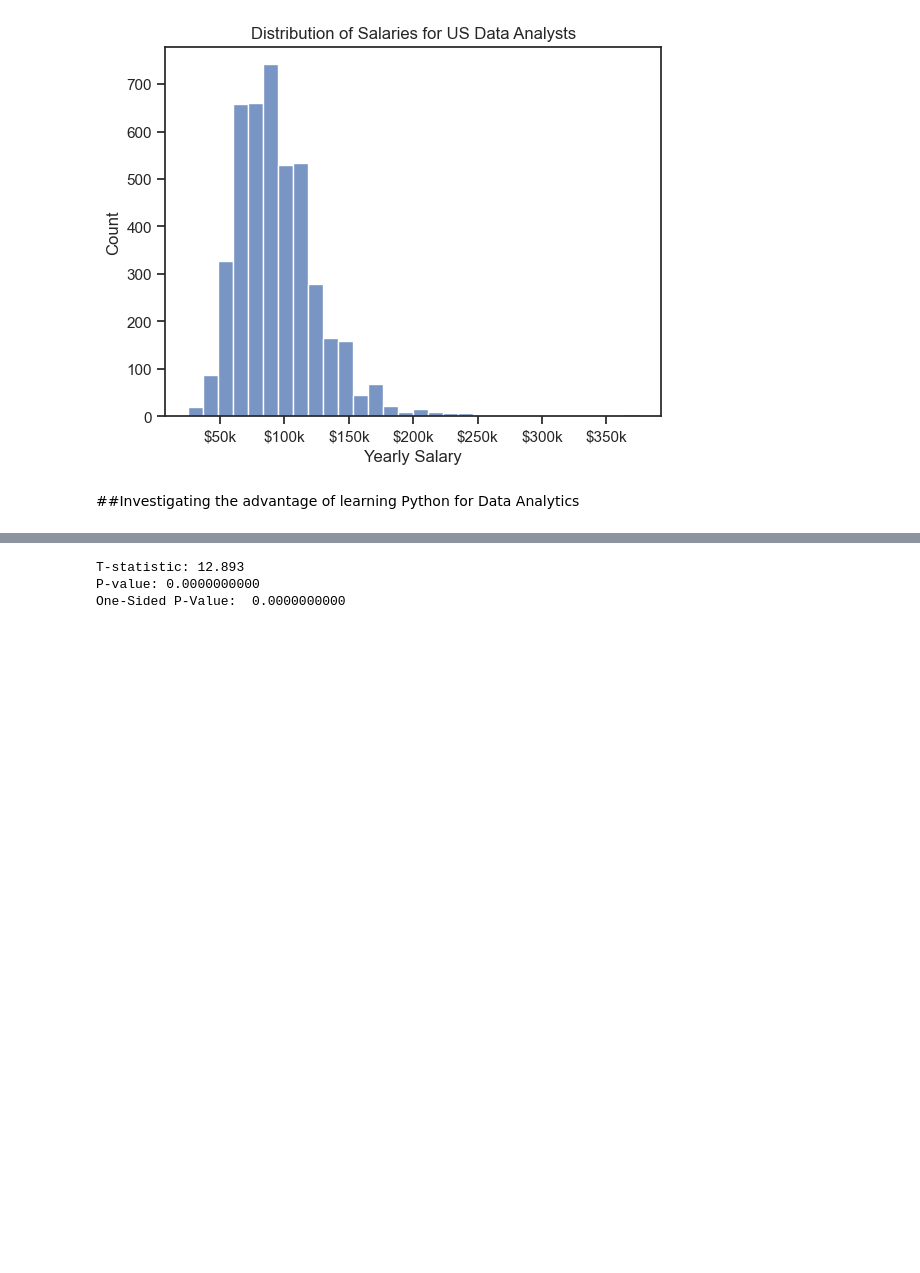
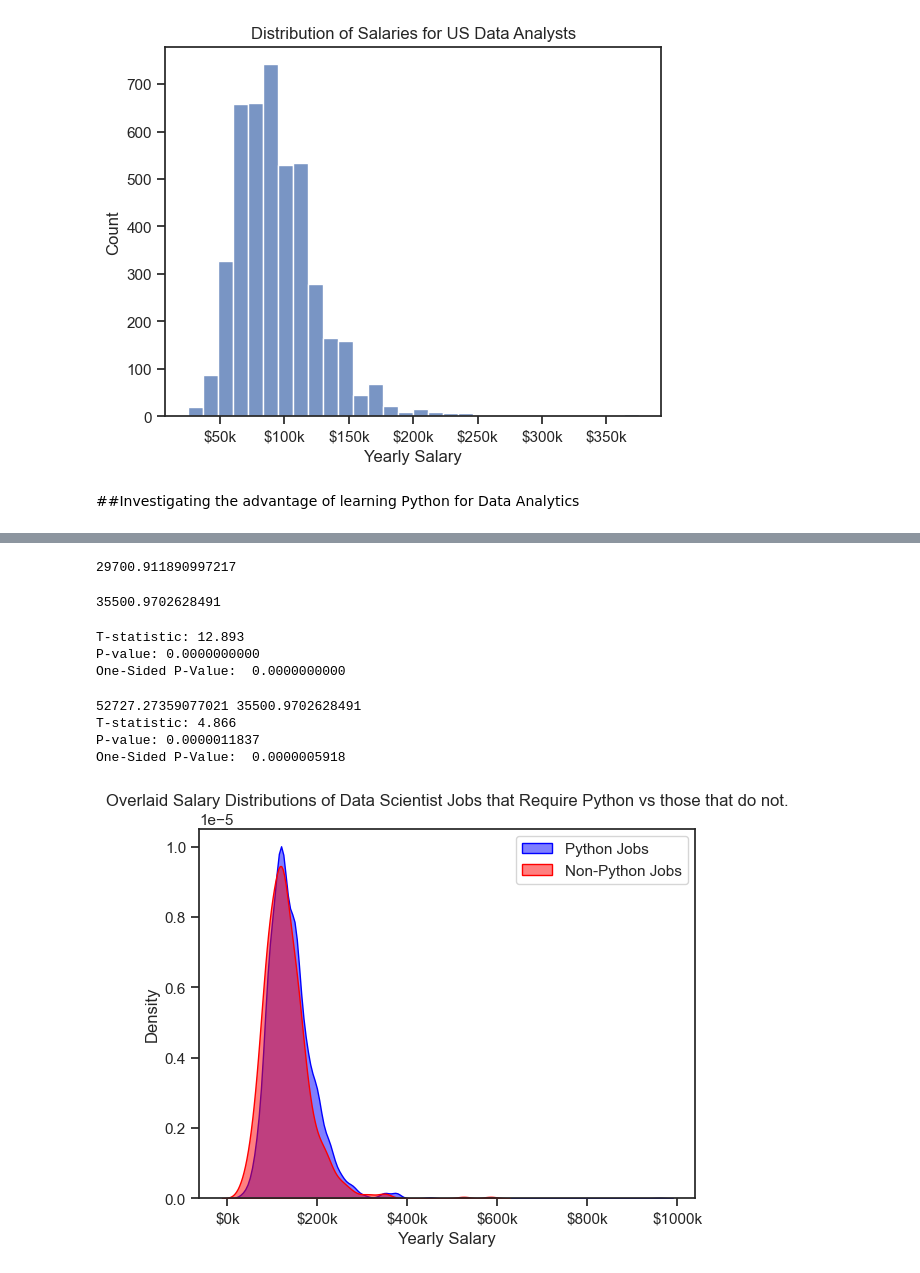
Before and after one commit to dylansti02/python_data_project, a Jupyter notebook: 3_project/1_eda_intro.ipynb, the cells around one changed output, grey strips where cells are left out. Drawn from its saved outputs; the diff is of its cells as text; code cells hidden in the pictures; blank space fills up the shorter version.

```diff
--- a/3_project/1_eda_intro.ipynb
+++ b/3_project/1_eda_intro.ipynb
@@ -135,2 +137,10 @@ ax.xaxis.set_major_formatter(plt.FuncFormatter(lambda x, pos:  f'${int(x/1000)}k
+# %%
+statistics.stdev(df_da_us_no_python['salary_year_avg'])
+# %% [output]
+29700.911890997217
+# %%
+statistics.stdev(df_da_us_python['salary_year_avg'])
+# %% [output]
+35500.9702628491
 # %%
 #Testing whether the mean salaries of python jobs is different than the mean salary of non-python jobs
@@ -144,3 +155,55 @@ print(f"One-Sided P-Value:  {(p/2):.10f}")
 T-statistic: 12.893
 P-value: 0.0000000000
 One-Sided P-Value:  0.0000000000
+# %%
+df_ds_us = df[(df['job_country']=='United States') & (df['job_title_short']=='Data Scientist')]
+df_de_us = df[(df['job_country']=='United States') & (df['job_title_short']=='Data Engineer')]
+# %%
+df_ds_us_nona = df_ds_us.dropna(subset=['job_skills'])
+
+df_ds_us_explode = df_ds_us_nona.explode('job_skills')
+
+
+python_jobs = []
+no_python_jobs=[]
+for i in range(len(df_ds_us_nona)):
+    if 'python' in df_ds_us_nona['job_skills'].iloc[i]:
+        python_jobs.append(df_ds_us_nona.index[i])
+    else:
+        no_python_jobs.append(df_ds_us_nona.index[i])
+
+
+df_ds_us_python = df_ds_us_nona[df_ds_us_nona.index.isin(python_jobs)]
+
+df_ds_us_no_python = df_ds_us_nona[~df_ds_us_nona.index.isin(python_jobs)]
+
+
+
+
+
+df_ds_us_no_python = df_ds_us_no_python.dropna(subset=['salary_year_avg'])
+df_ds_us_python = df_ds_us_python.dropna(subset=['salary_year_avg'])
+
+sns.set_theme(style='ticks')
+sns.kdeplot(data=df_ds_us_python, x='salary_year_avg' ,color='blue',label='Python Jobs' , alpha=0.5, fill=True)
+sns.kdeplot(data=df_ds_us_no_python, x='salary_year_avg',color='red',label='Non-Python Jobs' , alpha=0.5, fill=True)
+plt.xlabel('Yearly Salary')
+plt.ylabel('Density')
+plt.title('Overlaid Salary Distributions of Data Scientist Jobs that Require Python vs those that do not.')
+plt.legend()
+ax=plt.gca()
+ax.xaxis.set_major_formatter(plt.FuncFormatter(lambda x, pos:  f'${int(x/1000)}k'))
+
+print(statistics.stdev(df_ds_us_no_python['salary_year_avg']), statistics.stdev(df_da_us_python['salary_year_avg']))
+
+t, p = stats.ttest_ind(df_ds_us_python['salary_year_avg'], df_ds_us_no_python['salary_year_avg'])
+
+print(f"T-statistic: {t:.3f}")
+print(f"P-value: {p:.10f}")
+print(f"One-Sided P-Value:  {(p/2):.10f}")
+# %% [output]
+52727.27359077021 35500.9702628491
+T-statistic: 4.866
+P-value: 0.0000011837
+One-Sided P-Value:  0.0000005918
+[figure, added]
```
Also changed, not shown: parts of 5 cells of this notebook, 4 other files.
